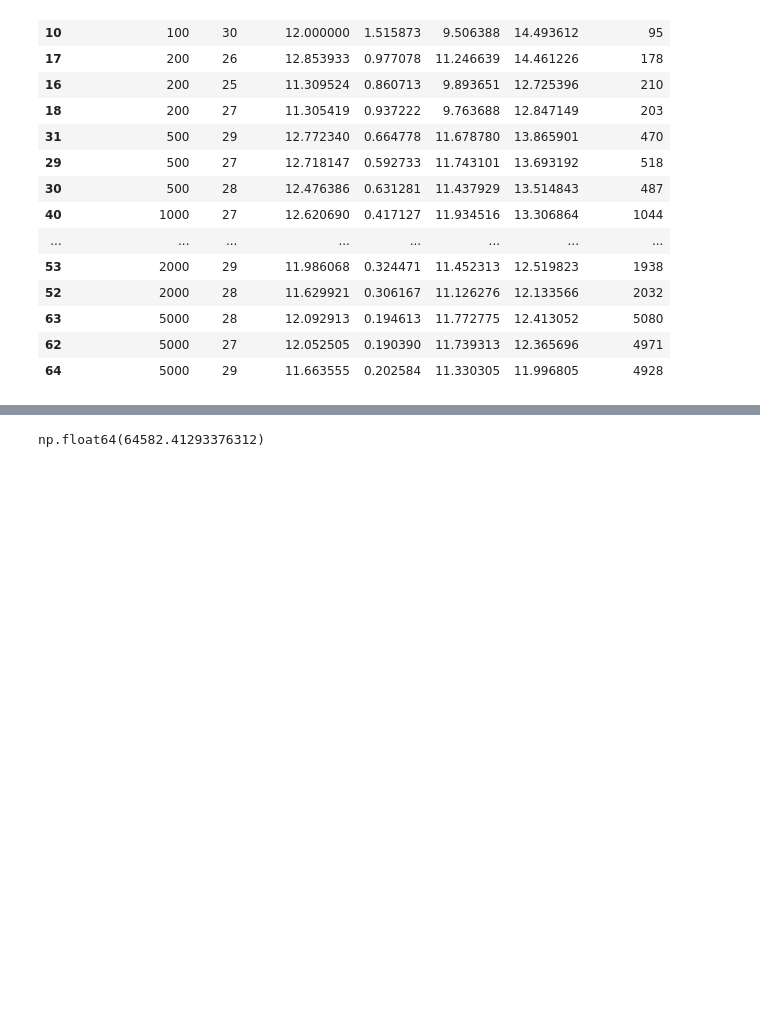
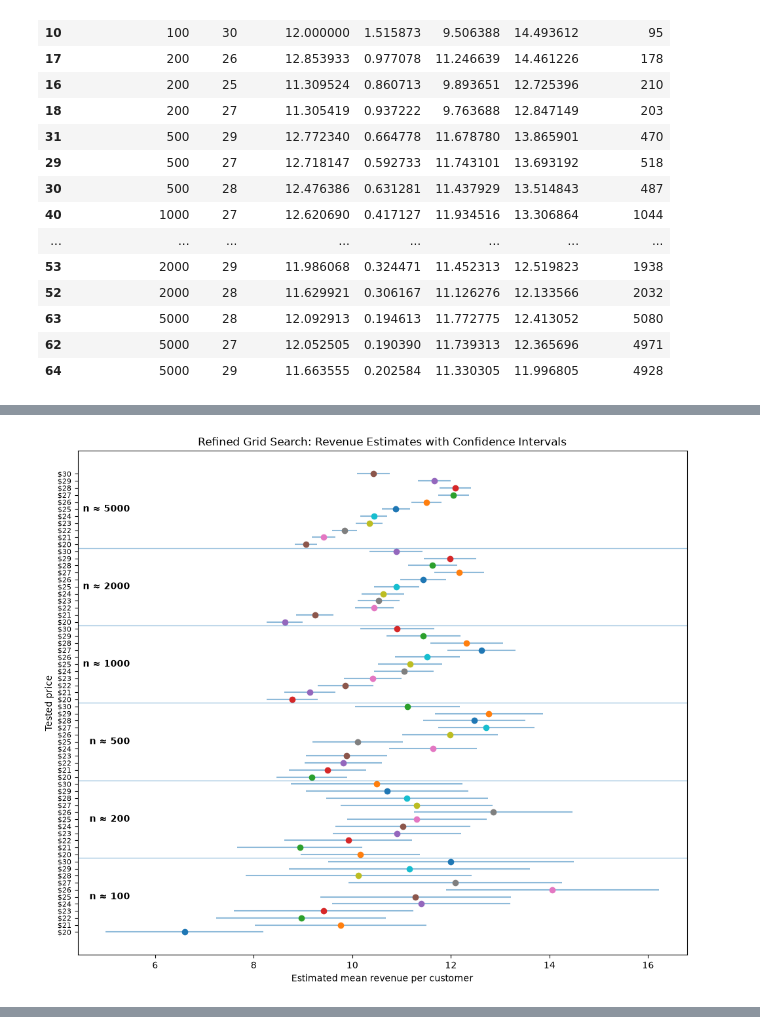
Before and after one commit to ae-phillips/uu_inference, a Jupyter notebook: thr_lab/Lab7.ipynb, the cells around one changed output, grey strips where cells are left out. Drawn from its saved outputs; the diff is of its cells as text; code cells hidden in the pictures; blank space fills up the shorter version.

```diff
--- a/thr_lab/Lab7.ipynb
+++ b/thr_lab/Lab7.ipynb
@@ -353,3 +352,63 @@ power_95
+# %%
+plot_df = (
+    refined_grid_df
+    .sort_values(["mean_customers", "price"])
+    .reset_index(drop=True)
+)
+
+fig, ax = plt.subplots(figsize=(12, 10))
+
+for i, row in plot_df.iterrows():
+    ax.hlines(
+        y=i,
+        xmin=row["ci_low"],
+        xmax=row["ci_high"],
+        alpha=0.5,
+        linewidth=1.5
+    )
+
+    ax.plot(
+        row["mean_revenue"],
+        i,
+        "o"
+    )
+
+# label each row by price
+ax.set_yticks(range(len(plot_df)))
+ax.set_yticklabels(
+    [f"${p:.0f}" for p in plot_df["price"]],
+    fontsize=8
+)
+
+# add sample-size group labels and separator lines
+for sample_size, group in plot_df.groupby("mean_customers"):
+    start = group.index.min()
+    end = group.index.max()
+    midpoint = (start + end) / 2
+
+    ax.text(
+        plot_df["ci_low"].min() + 0.5,
+        midpoint,
+        f"n ≈ {sample_size}",
+        ha="right",
+        va="center",
+        fontweight="bold"
+    )
+
+    if end < len(plot_df) - 1:
+        ax.axhline(
+            end + 0.5,
+            linewidth=1,
+            alpha=0.4
+        )
+
+ax.set_xlabel("Estimated mean revenue per customer")
+ax.set_ylabel("Tested price")
+ax.set_title("Refined Grid Search: Revenue Estimates with Confidence Intervals")
+
+plt.show()
+# %% [output]
+[figure, added]
 # %%
 # set up for local search
 
@@ -490,10 +549,6 @@ total_opportunity_cost = (
 percent_optimal_captured = (
     total_revenue / total_optimal_revenue
 ) * 100
-# %%
-total_opportunity_cost
-# %% [output]
-np.float64(64582.41293376312)
 # %%
 # ----------------------------------------
 # SUMMARIZE ALL EXPERIMENTATION STAGES
```
Also changed, not shown: parts of 5 cells of this notebook, 1 other file.
